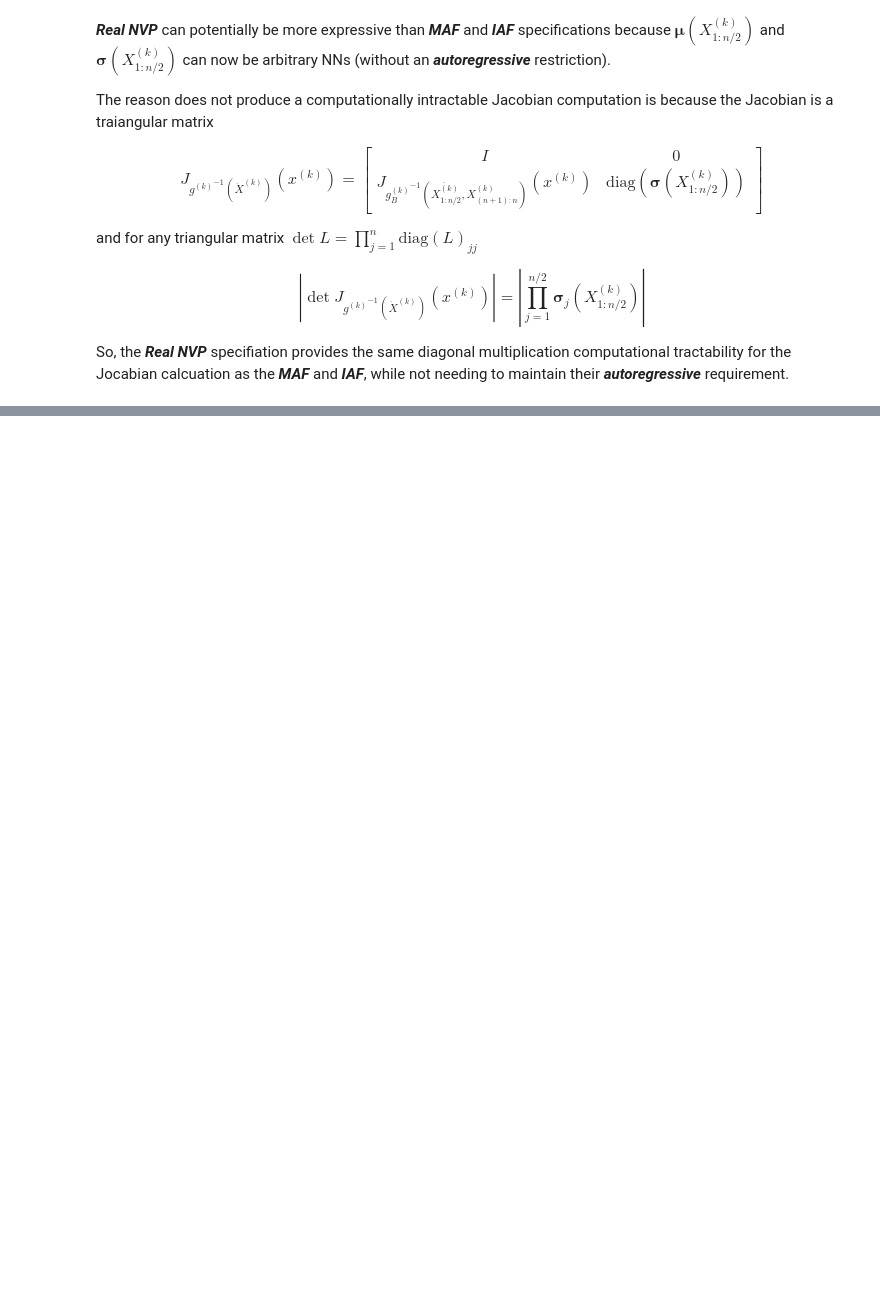
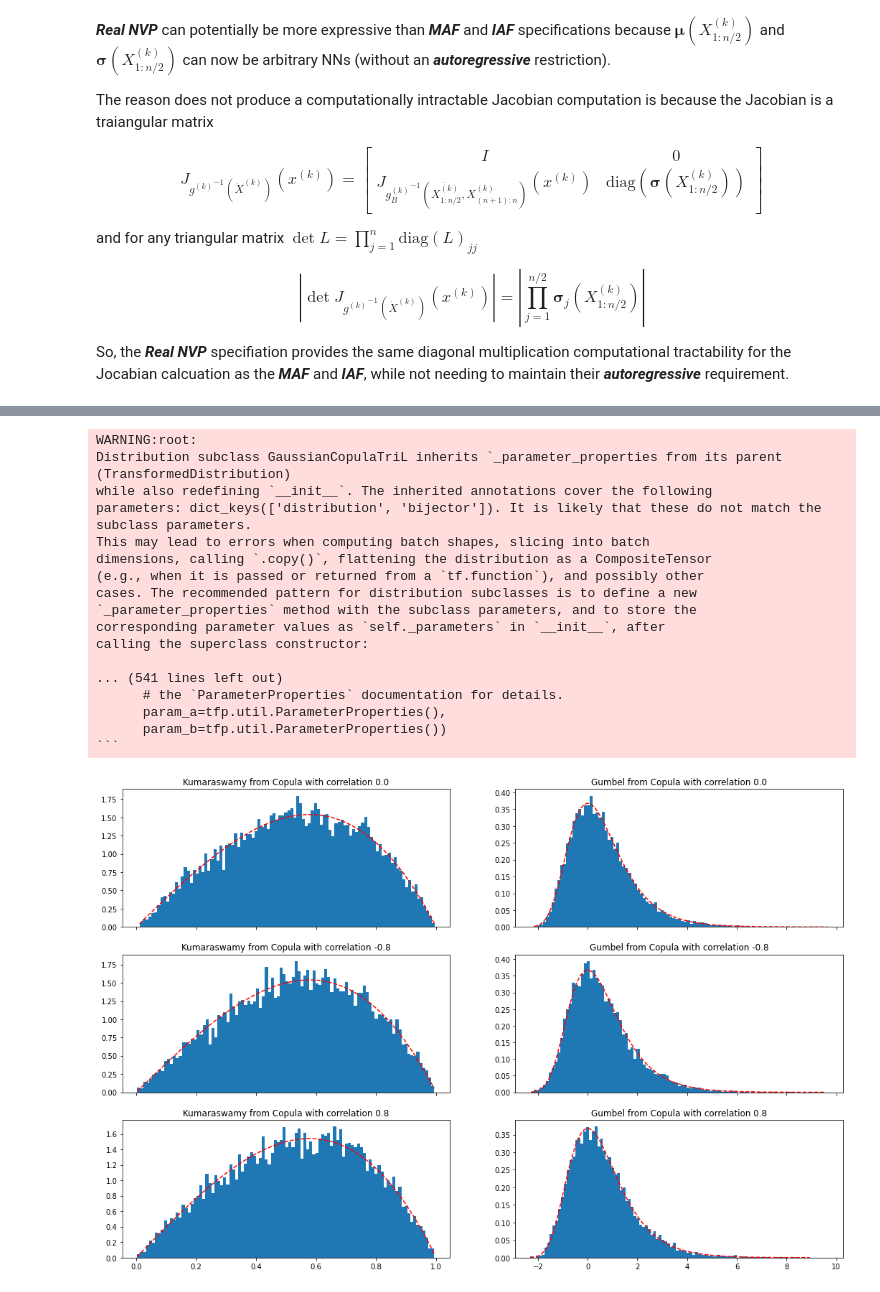
Before and after one commit to pointOfive/STA410_W23_Week12_Reading, a Jupyter notebook: Week12_NormalizingFlows.ipynb, the cells around one changed output, grey strips where cells are left out. Cells and saved outputs as stored; diff of their text form; code cells hidden in the pictures; blank space fills up the shorter version.

````diff
--- a/Week12_NormalizingFlows.ipynb
+++ b/Week12_NormalizingFlows.ipynb
@@ -471,0 +635,44 @@ requirement.
+# %%
+# And indeed the marginal distributions are as advertised
+
+def kumaraswamy_pdf(x):
+    return tfd.Kumaraswamy(a, b).prob(np.float32(x))
+
+def gumbel_pdf(x):
+    return tfd.Gumbel(gloc, gscale).prob(np.float32(x))
+
+copula_samples = []
+for copula in copulas:
+  copula_samples.append(copula.sample(10000))
+plot_rows, plot_cols = len(correlations),2
+fig, axes = plt.subplots(plot_rows, plot_cols, sharex='col', figsize=(18,12))
+
+# Let's marginalize out on each, and plot the samples.
+for i, (correlation, copula_sample) in enumerate(zip(correlations, copula_samples)):
+  k = copula_sample[..., 0].numpy()
+  g = copula_sample[..., 1].numpy()
+  _, bins, _ = axes[i, 0].hist(k, bins=100, density=True)
+  axes[i, 0].plot(bins, kumaraswamy_pdf(bins), 'r--')
+  axes[i, 0].set_title('Kumaraswamy from Copula with correlation {}'.format(correlation))
+  _, bins, _ = axes[i, 1].hist(g, bins=100, density=True)
+  axes[i, 1].plot(bins, gumbel_pdf(bins), 'r--')
+  axes[i, 1].set_title('Gumbel from Copula with correlation {}'.format(correlation))
+# %% [output]
+WARNING:root:
+Distribution subclass GaussianCopulaTriL inherits `_parameter_properties from its parent (TransformedDistribution)
+while also redefining `__init__`. The inherited annotations cover the following
+parameters: dict_keys(['distribution', 'bijector']). It is likely that these do not match the subclass parameters.
+This may lead to errors when computing batch shapes, slicing into batch
+dimensions, calling `.copy()`, flattening the distribution as a CompositeTensor
+(e.g., when it is passed or returned from a `tf.function`), and possibly other
+cases. The recommended pattern for distribution subclasses is to define a new
+`_parameter_properties` method with the subclass parameters, and to store the
+corresponding parameter values as `self._parameters` in `__init__`, after
+calling the superclass constructor:
+
+... (541 lines left out)
+      # the `ParameterProperties` documentation for details.
+      param_a=tfp.util.ParameterProperties(),
+      param_b=tfp.util.ParameterProperties())
+```
+[figure, added]
````
Also changed, not shown: parts of 7 cells of this notebook.
